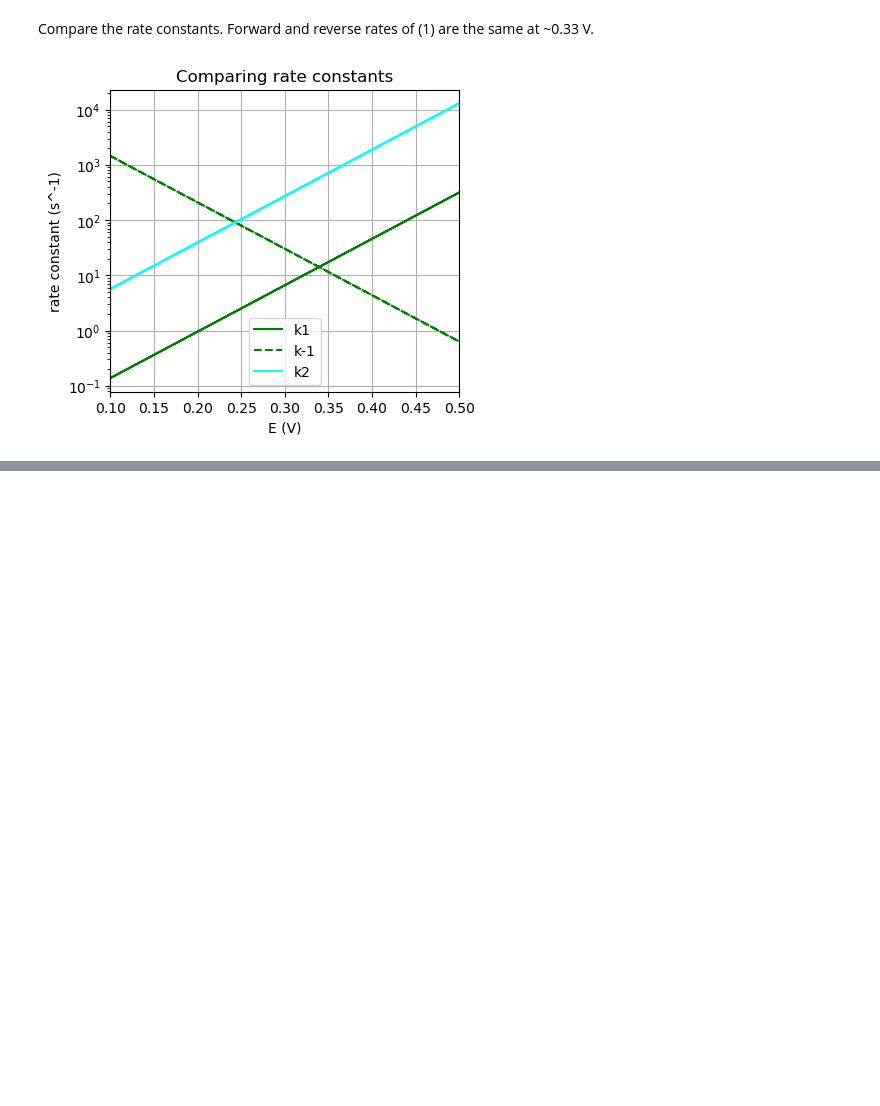
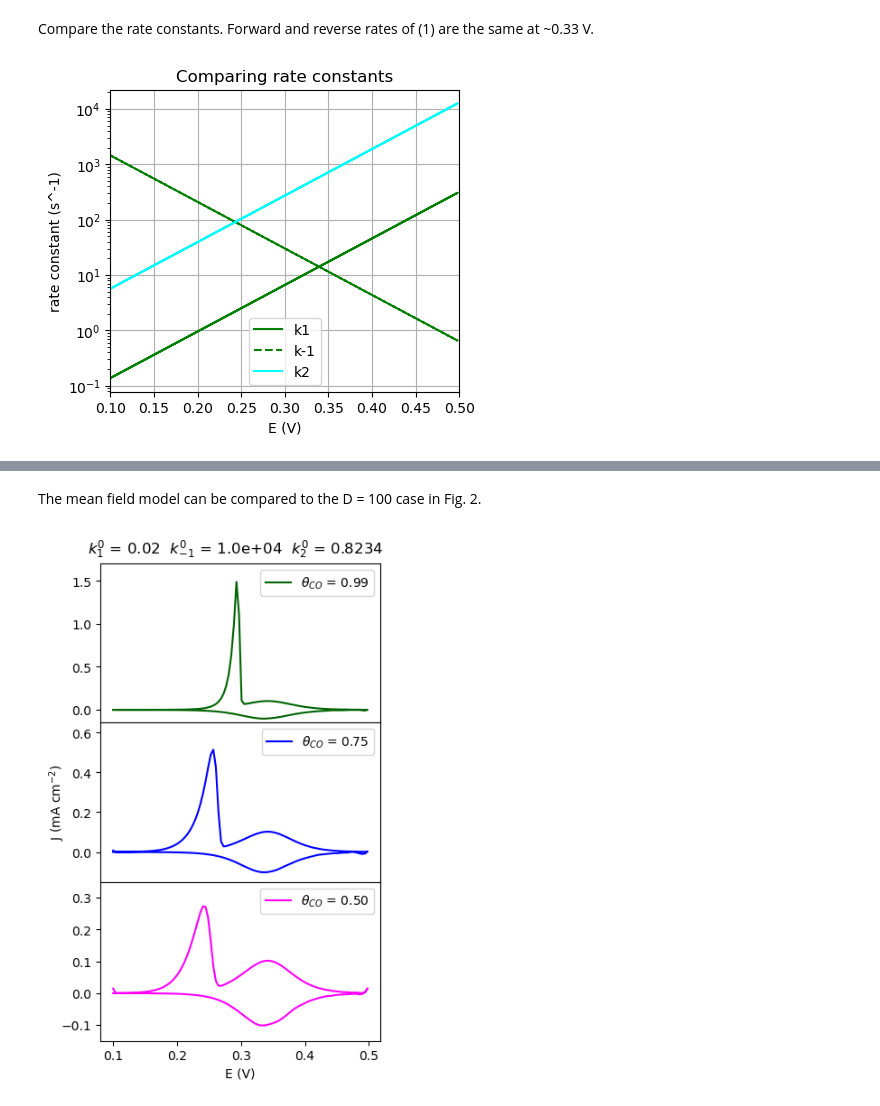
Before and after one commit to joelager/Electrocatalysis-microkinetic-analysis, a Jupyter notebook: EC CO stripping MKM.ipynb, the cells around one changed output, grey strips where cells are left out. Saved outputs shown, nothing was run; the diff lists cells and outputs as text; code cells hidden in the pictures; blank space fills up the shorter version.

```diff
--- a/EC CO stripping MKM.ipynb
+++ b/EC CO stripping MKM.ipynb
@@ -239,0 +306,51 @@ plt.show()
+# %% [markdown]
+The mean field model can be compared to the D = 100 case in Fig. 2.
+# %%
+# Do the other two cases
+# Start with 99% coverage
+sol_CV_1 = solve_ivp(lambda t,y: CV_scan_ODEs(t,y,case), [0, cycle_time],
+                     [0.00, 0.99], t_eval=t_CV, method='Radau')
+θ_OH_1 = sol_CV_1.y[0]
+θ_CO_1 = sol_CV_1.y[1]
+
+# Compute Current densities for the plot - loop for the moment
+J_CV_plot_1 = np.empty_like(t_CV)
+for i, (E,θ_OH, θ_CO) in enumerate(zip(E_CV_plot, θ_OH_1, θ_CO_1)):
+    J_CV_plot_1[i] = J(E, θ_OH, θ_CO, case_FAST)
+
+# Already did 75%. So do 50% here.
+sol_CV_3 = solve_ivp(lambda t,y: CV_scan_ODEs(t,y,case), [0, cycle_time],
+                     [0.00, 0.50], t_eval=t_CV, method='Radau')
+θ_OH_3 = sol_CV_3.y[0]
+θ_CO_3 = sol_CV_3.y[1]
+
+# Compute Current densities for the plot - loop for the moment
+J_CV_plot_3 = np.empty_like(t_CV)
+for i, (E,θ_OH, θ_CO) in enumerate(zip(E_CV_plot, θ_OH_3, θ_CO_3)):
+    J_CV_plot_3[i] = J(E, θ_OH, θ_CO, case_FAST)
+
+# Make the figure
+fig, (ax1,ax2,ax3) = plt.subplots(3,1, figsize=(4,7), dpi=100, sharex=True)
+fig.suptitle('$k_1^0$ = {}  $k_{{-1}}^0$ = {:.1e}  $k ^0_2$ = {}'.format(case_FAST.k1zero,
+                                                                      case_FAST.kminus1zero,
+                                                                      case_FAST.k2zero), y =0.92)
+
+ax1.plot(E_CV_plot, J_CV_plot_1/(mA*cm**-2),'darkgreen', label='$\\theta_{CO}$ = 0.99')
+ax1.set_ylim(-0.15, 1.7)
+ax1.legend()
+
+ax2.plot(E_CV_plot, J_CV_plot_2/(mA*cm**-2),'blue', label='$\\theta_{CO}$ = 0.75')
+ax2.set_ylim(-0.15, 0.65)
+ax2.set_ylabel("J (mA cm$^{-2}$)")
+ax2.legend()
+
+ax3.plot(E_CV_plot, J_CV_plot_3/(mA*cm**-2),'magenta', label='$\\theta_{CO}$ = 0.50')
+ax3.set_ylim(-0.15, 0.35)
+ax3.legend()
+
+ax3.set_xlabel("E (V)")
+
+fig.subplots_adjust(hspace=0)
+plt.setp([a.get_xticklabels() for a in fig.axes[:-1]], visible=False)
+# %% [output]
+[figure, added]
```
Also changed, not shown: parts of 30 cells of this notebook.
